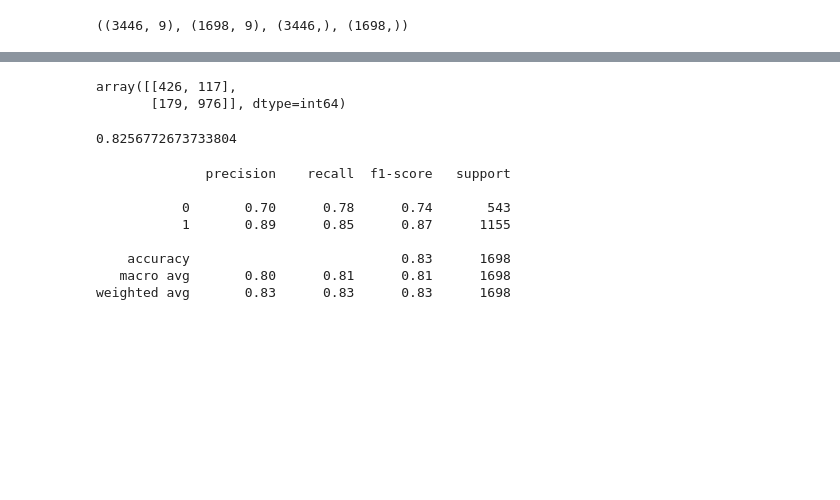
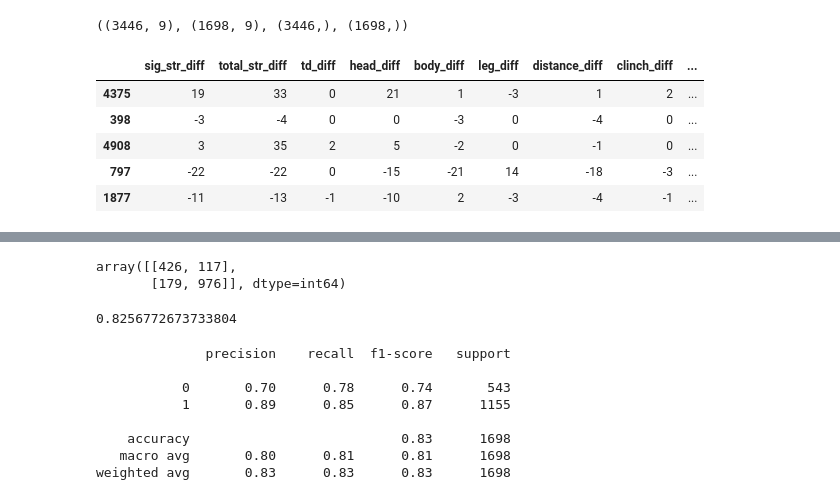
Before and after one commit to pauljabernathy/demo, a Jupyter notebook: logistic.ipynb, the cells around one changed output, grey strips where cells are left out. Saved outputs shown, nothing was run; the diff lists cells and outputs as text; code cells hidden in the pictures; blank space fills up the shorter version.

```diff
--- a/logistic.ipynb
+++ b/logistic.ipynb
@@ -316,12 +309,22 @@ fights.r_b_winner.value_counts()['r'] / fights.r_b_winner.value_counts().sum()
 # %%
 lr2 = LogisticRegression()
 # %%
+# using diffs, not scaled_diffs
 x_train2, x_test2, y_train2, y_test2 = train_test_split(diffs[['sig_str_diff', 'total_str_diff', 'td_diff', 'head_diff', 'body_diff',
-       'leg_diff', 'distance_diff', 'clinch_diff', 'ground_diff']], scaled_diffs['r_won'], test_size=.33, random_state=1)
+       'leg_diff', 'distance_diff', 'clinch_diff', 'ground_diff']], diffs['r_won'], test_size=.33, random_state=1)
 # %%
 x_train2.shape, x_test2.shape, y_train2.shape, y_test2.shape
 # %% [output]
 ((3446, 9), (1698, 9), (3446,), (1698,))
+# %%
+x_train2.head()
+# %% [output]
+|  | sig_str_diff | total_str_diff | td_diff | head_diff | body_diff | leg_diff | distance_diff | clinch_diff | ... |
+| 4375 | 19 | 33 | 0 | 21 | 1 | -3 | 1 | 2 | ... |
+| 398 | -3 | -4 | 0 | 0 | -3 | 0 | -4 | 0 | ... |
+| 4908 | 3 | 35 | 2 | 5 | -2 | 0 | -1 | 0 | ... |
+| 797 | -22 | -22 | 0 | -15 | -21 | 14 | -18 | -3 | ... |
+| 1877 | -11 | -13 | -1 | -10 | 2 | -3 | -4 | -1 | ... |
 # %%
 lr2.fit(x_train2, y_train2)
 # %% [output]
```
Also changed, not shown: parts of 20 cells of this notebook, 20 other files.
